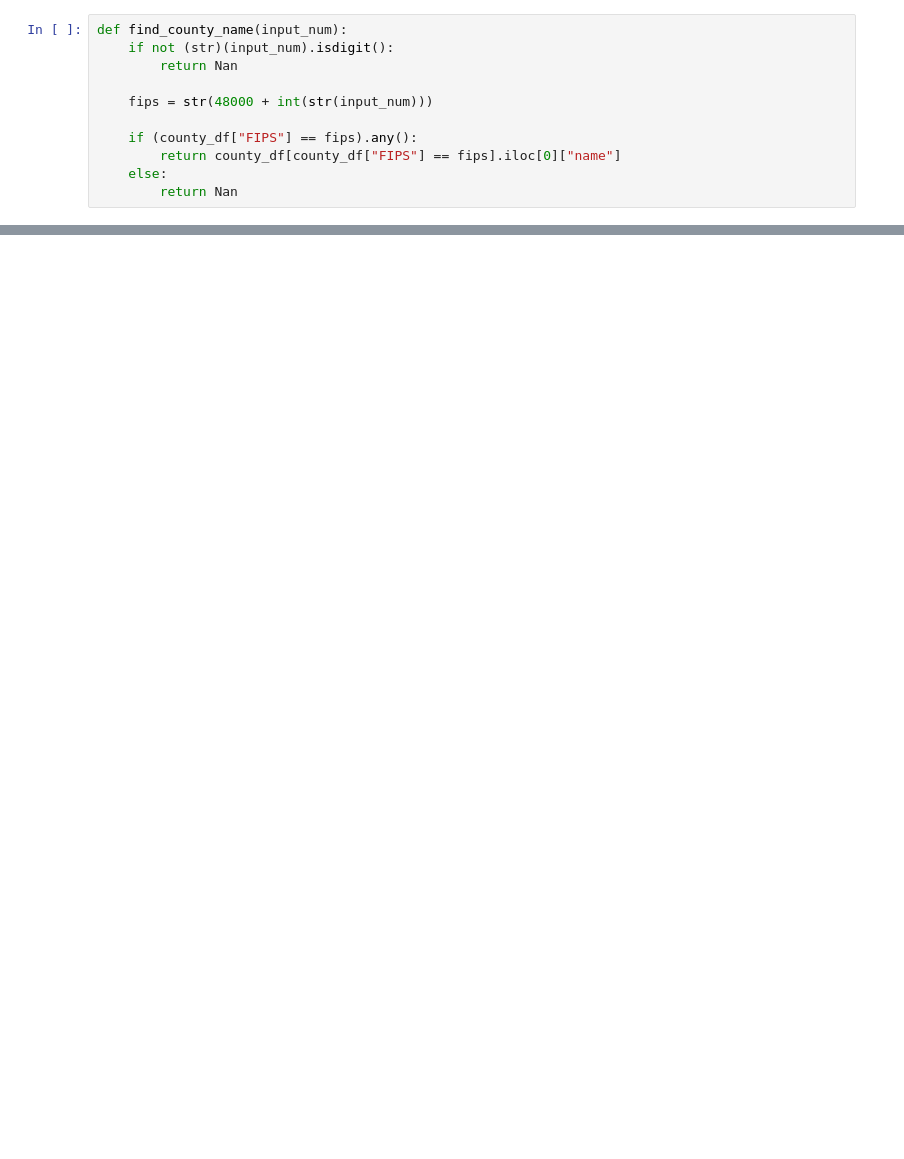
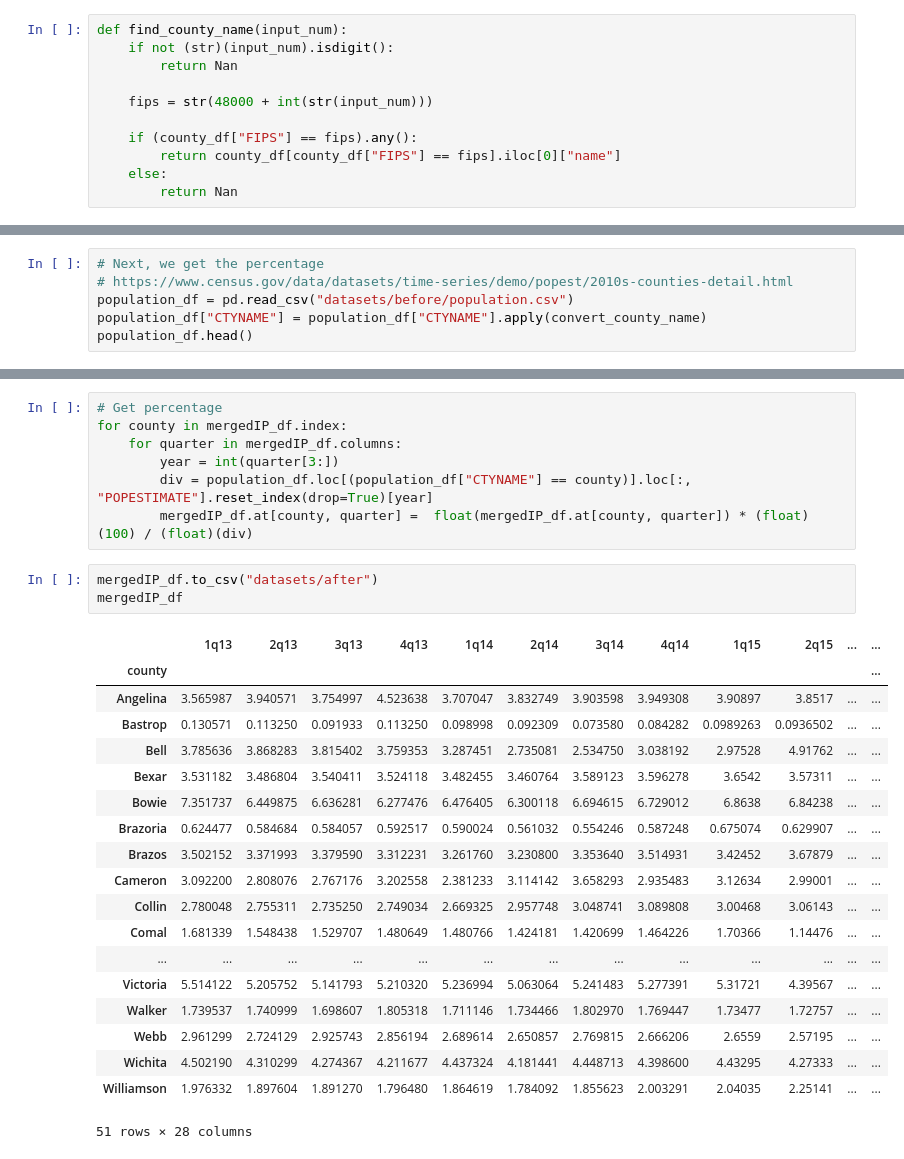
Before and after one commit to didyxdi/COGS118B_FinalProject, a Jupyter notebook: Data Cleaning 12062020.ipynb, the cells around one changed output, grey strips where cells are left out. Drawn from its saved outputs; the diff is of its cells as text; blank space fills up the shorter version.

```diff
--- a/Data Cleaning 12062020.ipynb
+++ b/Data Cleaning 12062020.ipynb
@@ -95,0 +103,6 @@ mergedIP_df
+# %%
+# Next, we get the percentage
+# https://www.census.gov/data/datasets/time-series/demo/popest/2010s-counties-detail.html
+population_df = pd.read_csv("datasets/before/population.csv")
+population_df["CTYNAME"] = population_df["CTYNAME"].apply(convert_county_name)
+population_df.head()
@@ -95,0 +117,30 @@ mergedIP_df
+# %%
+# Get percentage
+for county in mergedIP_df.index:
+    for quarter in mergedIP_df.columns:
+        year = int(quarter[3:])
+        div = population_df.loc[(population_df["CTYNAME"] == county)].loc[:, "POPESTIMATE"].reset_index(drop=True)[year]
+        mergedIP_df.at[county, quarter] =  float(mergedIP_df.at[county, quarter]) * (float)(100) / (float)(div)
+# %%
+mergedIP_df.to_csv("datasets/after")
+mergedIP_df
+# %% [output]
+|  | 1q13 | 2q13 | 3q13 | 4q13 | 1q14 | 2q14 | 3q14 | 4q14 | 1q15 | 2q15 | ... | ... |
+| county |  |  |  |  |  |  |  |  |  |  |  | ... |
+| Angelina | 3.565987 | 3.940571 | 3.754997 | 4.523638 | 3.707047 | 3.832749 | 3.903598 | 3.949308 | 3.90897 | 3.8517 | ... | ... |
+| Bastrop | 0.130571 | 0.113250 | 0.091933 | 0.113250 | 0.098998 | 0.092309 | 0.073580 | 0.084282 | 0.0989263 | 0.0936502 | ... | ... |
+| Bell | 3.785636 | 3.868283 | 3.815402 | 3.759353 | 3.287451 | 2.735081 | 2.534750 | 3.038192 | 2.97528 | 4.91762 | ... | ... |
+| Bexar | 3.531182 | 3.486804 | 3.540411 | 3.524118 | 3.482455 | 3.460764 | 3.589123 | 3.596278 | 3.6542 | 3.57311 | ... | ... |
+| Bowie | 7.351737 | 6.449875 | 6.636281 | 6.277476 | 6.476405 | 6.300118 | 6.694615 | 6.729012 | 6.8638 | 6.84238 | ... | ... |
+| Brazoria | 0.624477 | 0.584684 | 0.584057 | 0.592517 | 0.590024 | 0.561032 | 0.554246 | 0.587248 | 0.675074 | 0.629907 | ... | ... |
+| Brazos | 3.502152 | 3.371993 | 3.379590 | 3.312231 | 3.261760 | 3.230800 | 3.353640 | 3.514931 | 3.42452 | 3.67879 | ... | ... |
+| Cameron | 3.092200 | 2.808076 | 2.767176 | 3.202558 | 2.381233 | 3.114142 | 3.658293 | 2.935483 | 3.12634 | 2.99001 | ... | ... |
+| Collin | 2.780048 | 2.755311 | 2.735250 | 2.749034 | 2.669325 | 2.957748 | 3.048741 | 3.089808 | 3.00468 | 3.06143 | ... | ... |
+| Comal | 1.681339 | 1.548438 | 1.529707 | 1.480649 | 1.480766 | 1.424181 | 1.420699 | 1.464226 | 1.70366 | 1.14476 | ... | ... |
+| ... | ... | ... | ... | ... | ... | ... | ... | ... | ... | ... | ... | ... |
+| Victoria | 5.514122 | 5.205752 | 5.141793 | 5.210320 | 5.236994 | 5.063064 | 5.241483 | 5.277391 | 5.31721 | 4.39567 | ... | ... |
+| Walker | 1.739537 | 1.740999 | 1.698607 | 1.805318 | 1.711146 | 1.734466 | 1.802970 | 1.769447 | 1.73477 | 1.72757 | ... | ... |
+| Webb | 2.961299 | 2.724129 | 2.925743 | 2.856194 | 2.689614 | 2.650857 | 2.769815 | 2.666206 | 2.6559 | 2.57195 | ... | ... |
+| Wichita | 4.502190 | 4.310299 | 4.274367 | 4.211677 | 4.437324 | 4.181441 | 4.448713 | 4.398600 | 4.43295 | 4.27333 | ... | ... |
+| Williamson | 1.976332 | 1.897604 | 1.891270 | 1.796480 | 1.864619 | 1.784092 | 1.855623 | 2.003291 | 2.04035 | 2.25141 | ... | ... |
+51 rows × 28 columns
```
Also changed, not shown: parts of 14 cells of this notebook, 5 other files.
